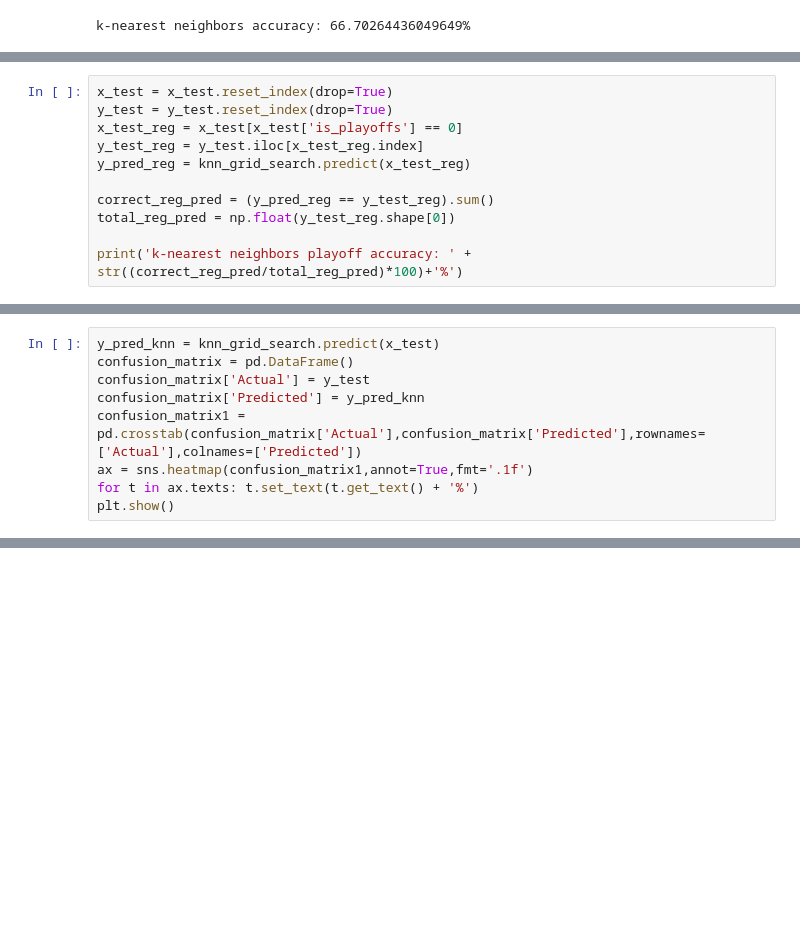
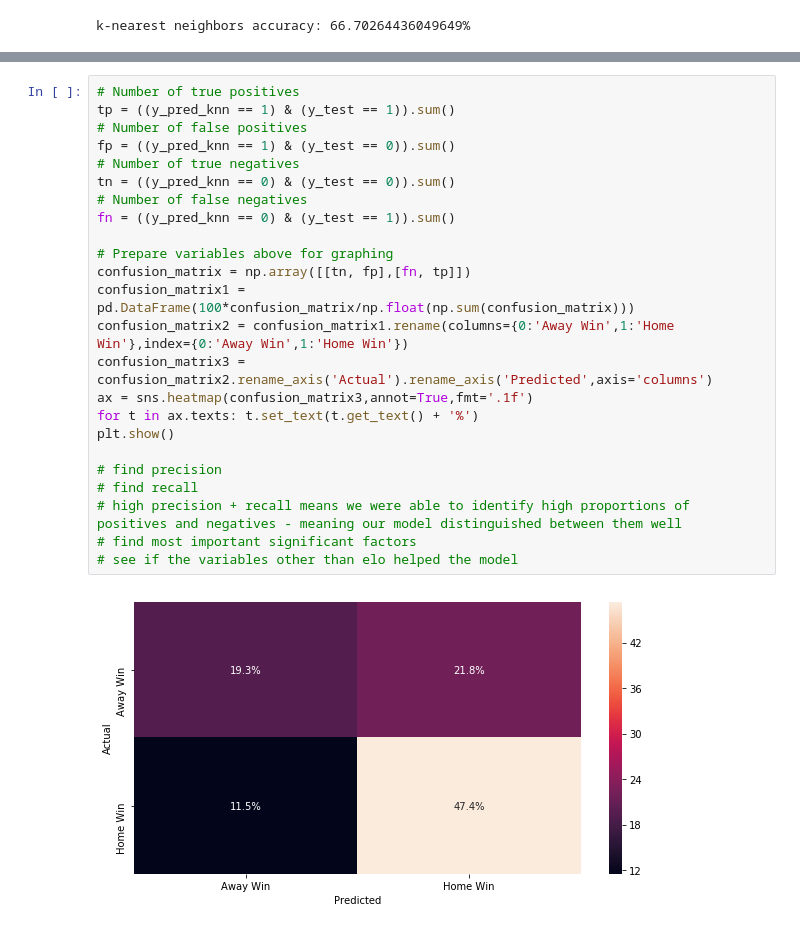
Before and after one commit to jorshoc/Using-Elo-Scores-to-Predict-NBA-Game-Outcomes, a Jupyter notebook: USING-ELO-SCORE-TO-PREDICT-NBA-GAME-OUTCOMES.ipynb, the cells around one changed output, grey strips where cells are left out. Drawn from its saved outputs; the diff is of its cells as text; blank space fills up the shorter version.

```diff
--- a/USING-ELO-SCORE-TO-PREDICT-NBA-GAME-OUTCOMES.ipynb
+++ b/USING-ELO-SCORE-TO-PREDICT-NBA-GAME-OUTCOMES.ipynb
@@ -611,11 +624,0 @@ k-nearest neighbors playoff accuracy: 60.33057851239669%
-# %%
-x_test = x_test.reset_index(drop=True)
-y_test = y_test.reset_index(drop=True)
-x_test_reg = x_test[x_test['is_playoffs'] == 0]
-y_test_reg = y_test.iloc[x_test_reg.index]
-y_pred_reg = knn_grid_search.predict(x_test_reg)
-
-correct_reg_pred = (y_pred_reg == y_test_reg).sum()
-total_reg_pred = np.float(y_test_reg.shape[0])
-
-print('k-nearest neighbors playoff accuracy: ' + str((correct_reg_pred/total_reg_pred)*100)+'%')
@@ -624,9 +624,0 @@ k-nearest neighbors playoff accuracy: 67.14780600461894%
-# %%
-y_pred_knn = knn_grid_search.predict(x_test)
-confusion_matrix = pd.DataFrame()
-confusion_matrix['Actual'] = y_test
-confusion_matrix['Predicted'] = y_pred_knn
-confusion_matrix1 = pd.crosstab(confusion_matrix['Actual'],confusion_matrix['Predicted'],rownames=['Actual'],colnames=['Predicted'])
-ax = sns.heatmap(confusion_matrix1,annot=True,fmt='.1f')
-for t in ax.texts: t.set_text(t.get_text() + '%')
-plt.show()
@@ -637,0 +627,26 @@ plt.show()
+# %%
+# Number of true positives
+tp = ((y_pred_knn == 1) & (y_test == 1)).sum()
+# Number of false positives
+fp = ((y_pred_knn == 1) & (y_test == 0)).sum()
+# Number of true negatives
+tn = ((y_pred_knn == 0) & (y_test == 0)).sum()
+# Number of false negatives
+fn = ((y_pred_knn == 0) & (y_test == 1)).sum()
+
+# Prepare variables above for graphing
+confusion_matrix = np.array([[tn, fp],[fn, tp]])
+confusion_matrix1 = pd.DataFrame(100*confusion_matrix/np.float(np.sum(confusion_matrix)))
+confusion_matrix2 = confusion_matrix1.rename(columns={0:'Away Win',1:'Home Win'},index={0:'Away Win',1:'Home Win'})
+confusion_matrix3 = confusion_matrix2.rename_axis('Actual').rename_axis('Predicted',axis='columns')
+ax = sns.heatmap(confusion_matrix3,annot=True,fmt='.1f')
+for t in ax.texts: t.set_text(t.get_text() + '%')
+plt.show()
+
+# find precision
+# find recall
+# high precision + recall means we were able to identify high proportions of positives and negatives - meaning our model distinguished between them well
+# find most important significant factors
+# see if the variables other than elo helped the model
+# %% [output]
+[figure, added]
```
Also changed, not shown: parts of 17 cells of this notebook.
